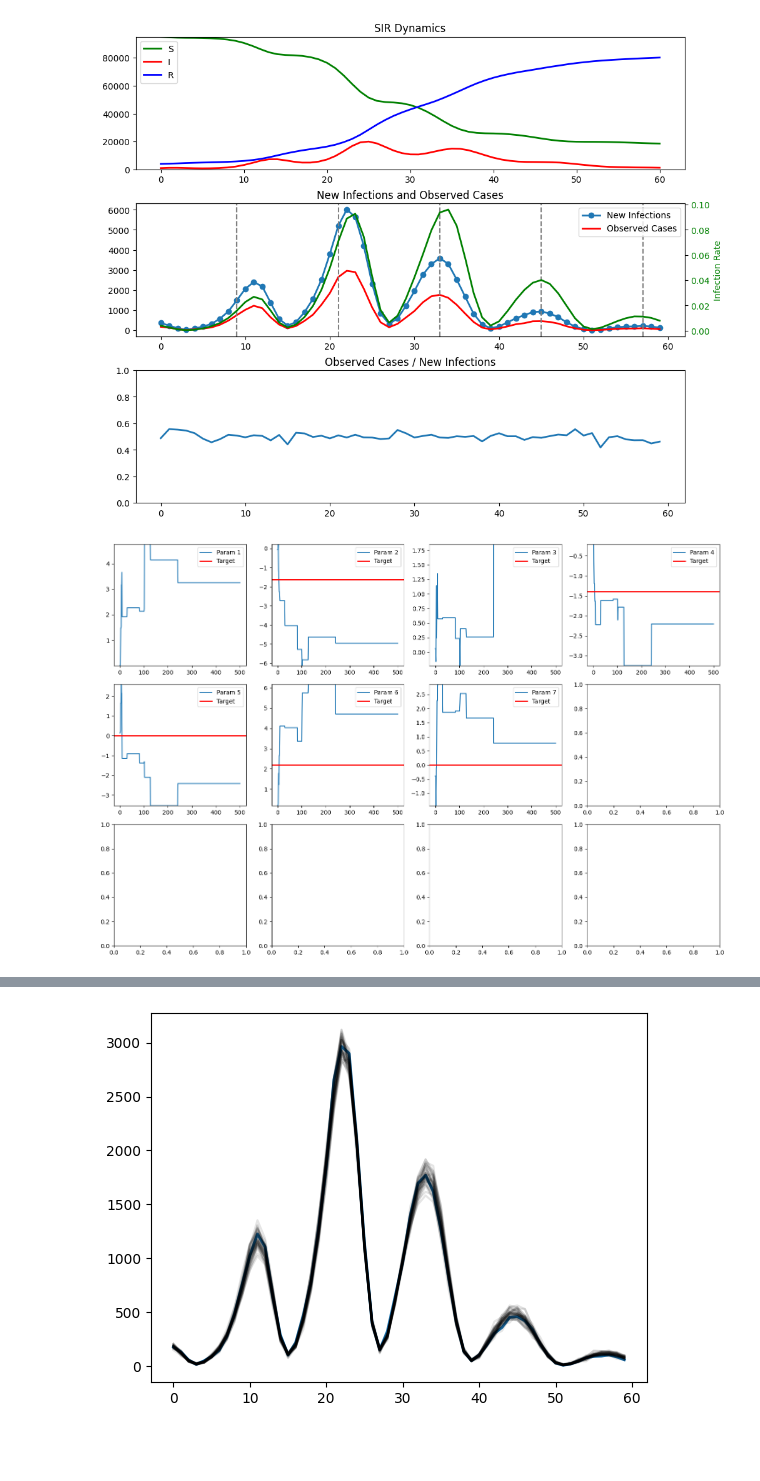
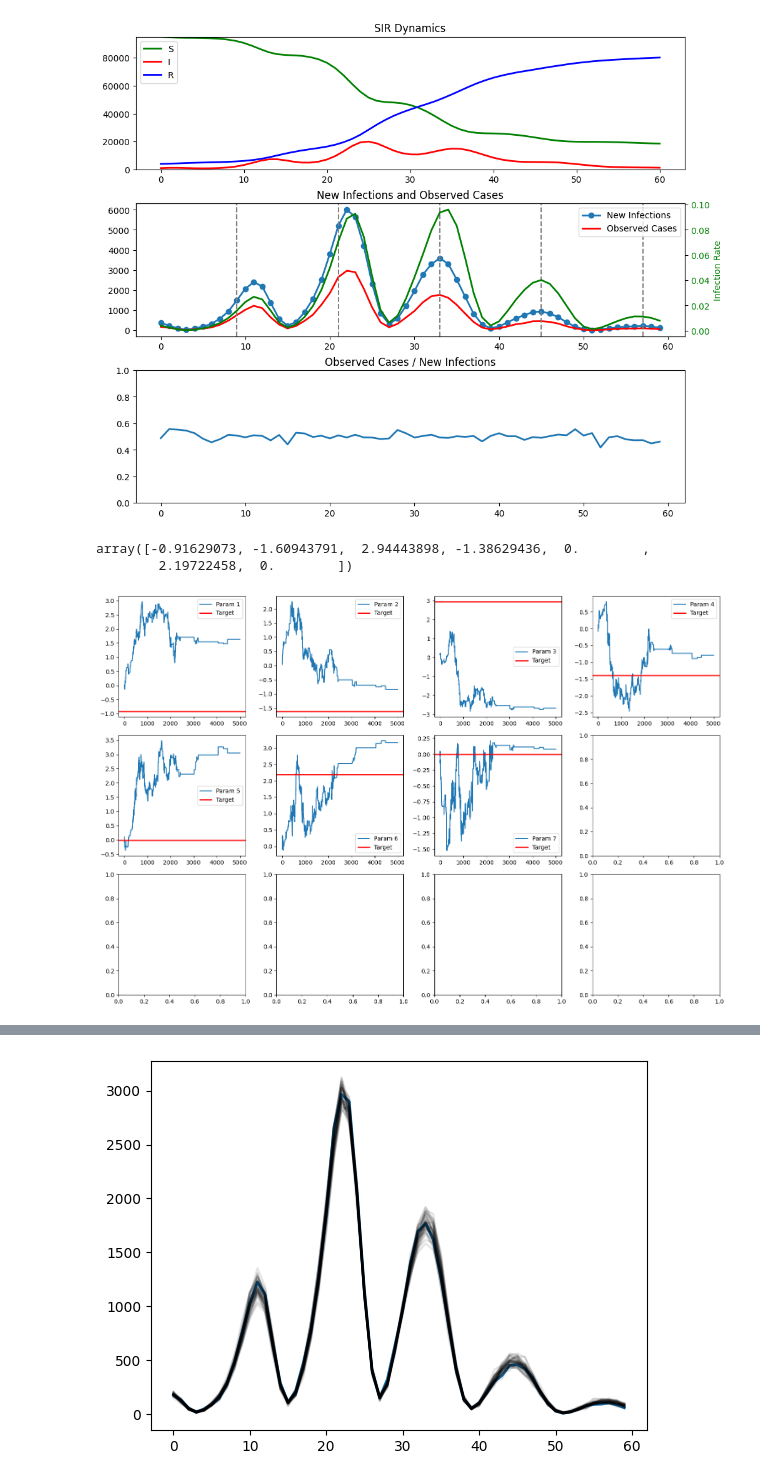
Before and after one commit to hunter-lybbert/uw-central, a Jupyter notebook: disease_dynamics/final_project/mcmc_seasonality.ipynb, the cells around one changed output, grey strips where cells are left out. Saved outputs shown, nothing was run; the diff lists cells and outputs as text; code cells hidden in the pictures; blank space fills up the shorter version.

```diff
--- a/disease_dynamics/final_project/mcmc_seasonality.ipynb
+++ b/disease_dynamics/final_project/mcmc_seasonality.ipynb
@@ -5,7 +5,11 @@ import numpy as np
 from scipy.special import logit
 import matplotlib.pyplot as plt
 
-from mcmc import (
+from numpy.random import default_rng
+
+rng = default_rng(seed=42)
+
+from mcmc_basic import (
     run_one_timestep,
     initialize_array,
     calc_log_likelihood,
@@ -43,7 +47,7 @@ proposal_standard_dev = np.array([0.05, 0.05, 0.2, 0.2, 0.2, 0.2, 0.2])
 num_params = len(proposal_standard_dev)
 
 # Run the simulation
-data = sir_out(target_vector)
+data = sir_out(target_vector, rng=rng)
 # %%
 # Set up 3 vertically stacked plots with consistent margins
 fig, axs = plt.subplots(3, 1, figsize=(10, 8), constrained_layout=True)
@@ -89,13 +93,15 @@ observed_data = data[:-1, 5]
 [figure]
 # %%
 current_params = proposal_draw(
-    proposal_standard_dev=proposal_standard_dev
+    proposal_standard_dev=proposal_standard_dev,
+    rng=rng,
 )
 # current_params = target_vector  # if you want to start at target_vector instead
 
 current_run = calc_log_likelihood(
     params=current_params,
     observed_data=observed_data,
+    rng=rng,
 )
 current_log_likelihood = current_run[0]
 
@@ -103,8 +109,8 @@ try_a_bunch = 100
 guess_attempt = 1
 
 while guess_attempt < try_a_bunch and current_log_likelihood <= horrible_guess:
-    current_params = proposal_draw(proposal_standard_dev)
-    current_run = calc_log_likelihood(current_params, observed_data)
+    current_params = proposal_draw(proposal_standard_dev, rng=rng)
+    current_run = calc_log_likelihood(current_params, observed_data, rng=rng)
     current_log_likelihood = current_run[0]
     guess_attempt += 1
 
@@ -123,27 +129,33 @@ all_steps = {
 # %%
 # Running MCMC steps
 all_steps = run_mcmc(
-    500,
+    5000,
     all_steps,
-    np.array([1, 1, 1, 1, 1, 1, 1]),  # Proposal SDs, adjust as needed
-    observed_data
+    np.array([1, 1, 1, 1, .1, .1, .1]),  # Proposal SDs, adjust as needed
+    observed_data,
+    rng=rng,
 )
+# %%
+target_vector
+# %% [output]
+array([-0.91629073, -1.60943791,  2.94443898, -1.38629436,  0.        ,
+        2.19722458,  0.        ])
 # %%
 # Plotting parameter chains with target lines
 fig, axs = plt.subplots(3, 4, figsize=(15, 10))  # 3 rows, 4 cols layout
 axs = axs.flatten()
 
 for par_num in range(num_params):
-    ylim = (np.min(all_steps["chain"][par_num, :]), np.max(all_steps["chain"][par_num, :]))
+    # ylim = (np.min(all_steps["chain"][par_num, :]), np.max(all_steps["chain"][par_num, :]))
     axs[par_num].plot(all_steps["chain"][par_num, :], label=f"Param {par_num+1}")
     axs[par_num].axhline(target_vector[par_num], color='red', linewidth=2, label="Target")
-    axs[par_num].set_ylim(ylim)
+    # axs[par_num].set_ylim(ylim)
     axs[par_num].legend()
 
 plt.tight_layout()
 plt.show()
 # %% [output]
-[figure, old version]
+[figure, new version]
 # %%
 # Plot observed data
 plt.figure()
```
Also changed, not shown: parts of 2 cells of this notebook, 4 other files.
